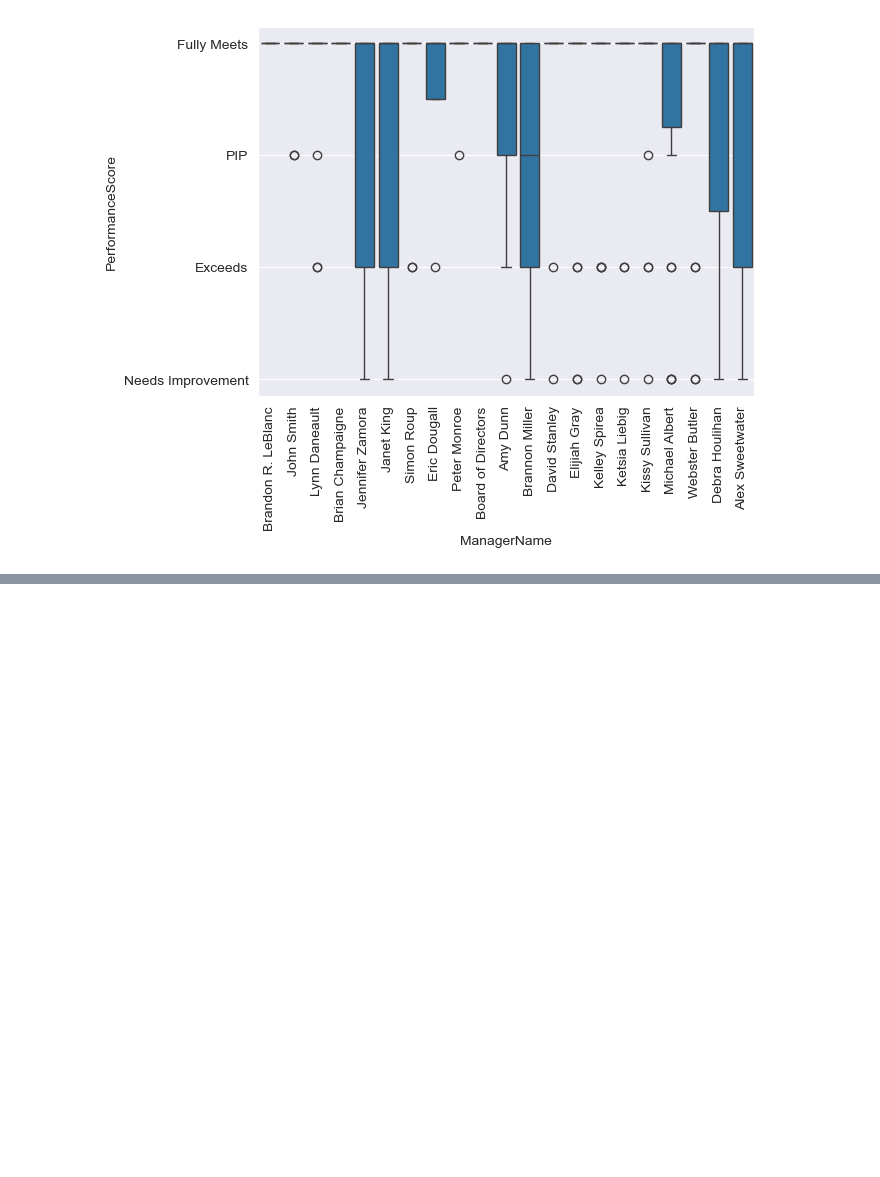
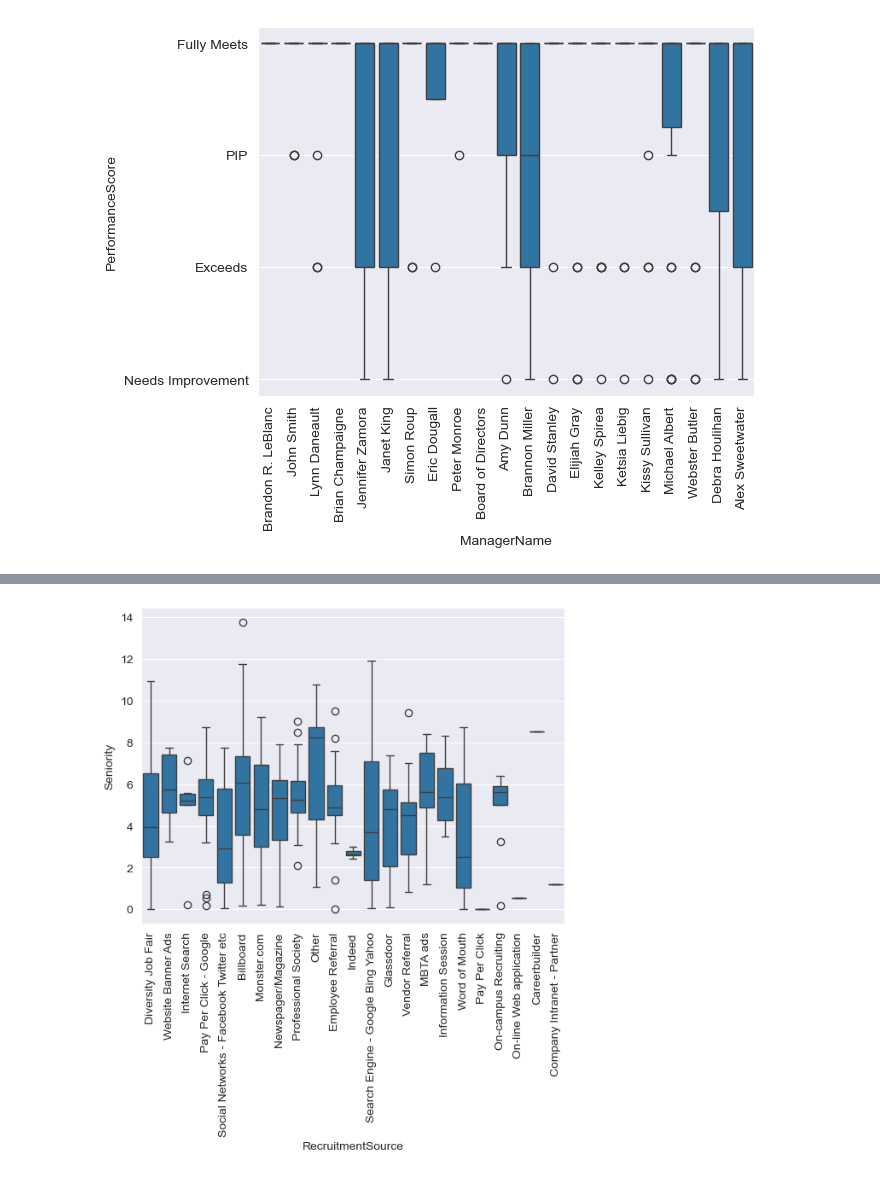
Before and after one commit to Tobias-2/modul-9, a Jupyter notebook: Untitled3.ipynb, the cells around one changed output, grey strips where cells are left out. Drawn from its saved outputs; the diff is of its cells as text; code cells hidden in the pictures; blank space fills up the shorter version.

```diff
--- a/Untitled3.ipynb
+++ b/Untitled3.ipynb
@@ -17,6 +17,10 @@ df.head()
 | 2 | Steans, Tyrone | 1.302053e+09 | 0.0 | 0.0 | 1.0 | 1.0 | 1.0 | 3.0 | ... |
 | 3 | Howard, Estelle | 1.211051e+09 | 1.0 | 1.0 | 0.0 | 1.0 | 1.0 | 3.0 | ... |
 | 4 | Singh, Nan | 1.307060e+09 | 0.0 | 0.0 | 0.0 | 1.0 | 1.0 | 3.0 | ... |
+# %%
+df['DOB'] = pd.to_datetime(df['DOB'],format='%m/%d/%y')
+df['DateofTermination'] = pd.to_datetime(df['DateofTermination'],format='%m/%d/%y')
+df['DateofHire'] = pd.to_datetime(df['DateofHire'],format='%m/%d/%Y')
 # %%
 df[['ManagerName','ManagerID','PerformanceScore']].head()
 # %% [output]
@@ -58,16 +62,5 @@ plt.show()
 [figure]
 # %%
 #2.Jakie źródła pozyskania pracownika (Recruitment Source) są najlepsze, jeśli zależy nam na jak najdłuższym stażu pracowników?
-# %%
-import datetime as dt
-
-def count_seniority(row):
-
-    if pd.isnull(row['DateofTermination']):
-        end_date = dt.datetime(2019,9,27)
-    else:
-        end_date = row['DateofTermination']
-
-    return (end_date - row['DateofHire'])
 # %%
 df['Seniority'] = df.apply(lambda row: count_seniority(row),axis=1)
@@ -78,3 +87,9 @@ df[['DateofHire','DateofTermination','Seniority']].head()
+# %%
+sns.boxplot(x='RecruitmentSource', y='Seniority', data=df)
+plt.xticks(rotation=90)
+plt.show()
+# %% [output]
+[figure, added]
 # %%
 #nie działa mi to
 # %%
```
Also changed, not shown: parts of 12 cells of this notebook.
